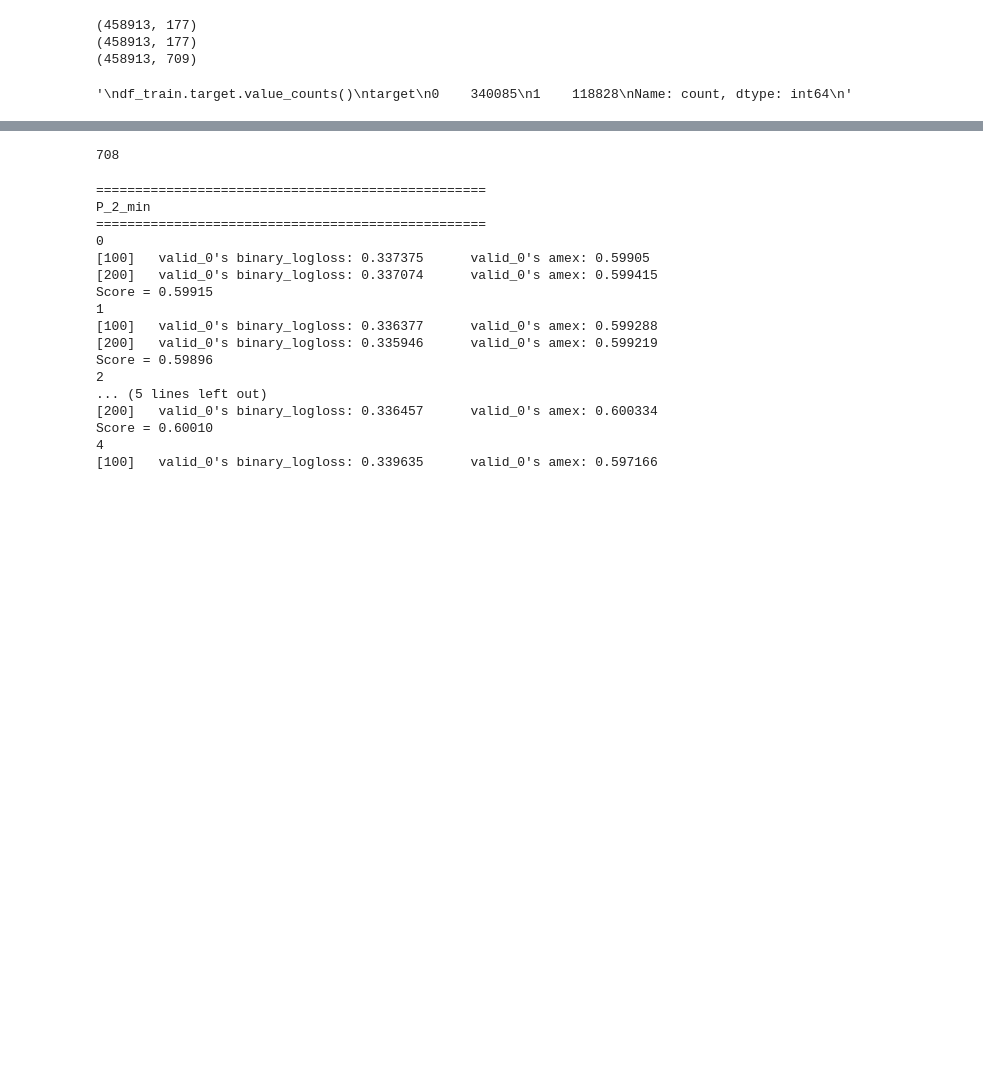
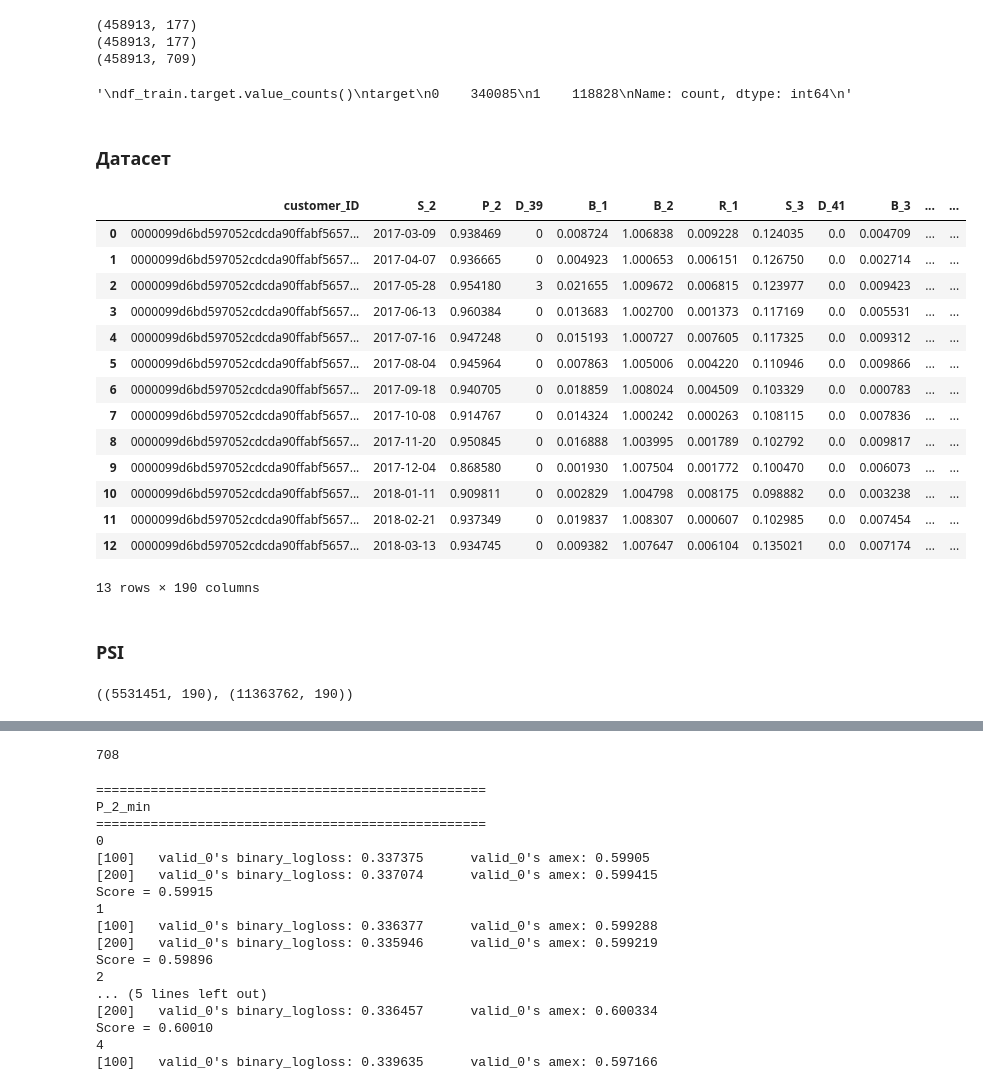
Before and after one commit to korab1ev/amex-default-prediction, a Jupyter notebook: 00. main.ipynb, the cells around one changed output, grey strips where cells are left out. Saved outputs shown, nothing was run; the diff lists cells and outputs as text; code cells hidden in the pictures; blank space fills up the shorter version.

```diff
--- a/00. main.ipynb
+++ b/00. main.ipynb
@@ -197,3 +205,7 @@ Name: count, dtype: int64
 (458913, 177)
 (458913, 709)
 '\ndf_train.target.value_counts()\ntarget\n0    340085\n1    118828\nName: count, dtype: int64\n'
+# %% [markdown]
+### Датасет
+# %%
+df_train = get_train_data(TRAIN_PATH='./data/train.parquet')
@@ -199,0 +214,26 @@ Name: count, dtype: int64
+# %%
+pd.set_option("max_colwidth", 400)
+# %%
+df_train[df_train.customer_ID == "0000099d6bd597052cdcda90ffabf56573fe9d7c79be5fbac11a8ed792feb62a"]
+# %% [output]
+|  | customer_ID | S_2 | P_2 | D_39 | B_1 | B_2 | R_1 | S_3 | D_41 | B_3 | ... | ... |
+| 0 | 0000099d6bd597052cdcda90ffabf5657... | 2017-03-09 | 0.938469 | 0 | 0.008724 | 1.006838 | 0.009228 | 0.124035 | 0.0 | 0.004709 | ... | ... |
+| 1 | 0000099d6bd597052cdcda90ffabf5657... | 2017-04-07 | 0.936665 | 0 | 0.004923 | 1.000653 | 0.006151 | 0.126750 | 0.0 | 0.002714 | ... | ... |
+| 2 | 0000099d6bd597052cdcda90ffabf5657... | 2017-05-28 | 0.954180 | 3 | 0.021655 | 1.009672 | 0.006815 | 0.123977 | 0.0 | 0.009423 | ... | ... |
+| 3 | 0000099d6bd597052cdcda90ffabf5657... | 2017-06-13 | 0.960384 | 0 | 0.013683 | 1.002700 | 0.001373 | 0.117169 | 0.0 | 0.005531 | ... | ... |
+| 4 | 0000099d6bd597052cdcda90ffabf5657... | 2017-07-16 | 0.947248 | 0 | 0.015193 | 1.000727 | 0.007605 | 0.117325 | 0.0 | 0.009312 | ... | ... |
+| 5 | 0000099d6bd597052cdcda90ffabf5657... | 2017-08-04 | 0.945964 | 0 | 0.007863 | 1.005006 | 0.004220 | 0.110946 | 0.0 | 0.009866 | ... | ... |
+| 6 | 0000099d6bd597052cdcda90ffabf5657... | 2017-09-18 | 0.940705 | 0 | 0.018859 | 1.008024 | 0.004509 | 0.103329 | 0.0 | 0.000783 | ... | ... |
+| 7 | 0000099d6bd597052cdcda90ffabf5657... | 2017-10-08 | 0.914767 | 0 | 0.014324 | 1.000242 | 0.000263 | 0.108115 | 0.0 | 0.007836 | ... | ... |
+| 8 | 0000099d6bd597052cdcda90ffabf5657... | 2017-11-20 | 0.950845 | 0 | 0.016888 | 1.003995 | 0.001789 | 0.102792 | 0.0 | 0.009817 | ... | ... |
+| 9 | 0000099d6bd597052cdcda90ffabf5657... | 2017-12-04 | 0.868580 | 0 | 0.001930 | 1.007504 | 0.001772 | 0.100470 | 0.0 | 0.006073 | ... | ... |
+| 10 | 0000099d6bd597052cdcda90ffabf5657... | 2018-01-11 | 0.909811 | 0 | 0.002829 | 1.004798 | 0.008175 | 0.098882 | 0.0 | 0.003238 | ... | ... |
+| 11 | 0000099d6bd597052cdcda90ffabf5657... | 2018-02-21 | 0.937349 | 0 | 0.019837 | 1.008307 | 0.000607 | 0.102985 | 0.0 | 0.007454 | ... | ... |
+| 12 | 0000099d6bd597052cdcda90ffabf5657... | 2018-03-13 | 0.934745 | 0 | 0.009382 | 1.007647 | 0.006104 | 0.135021 | 0.0 | 0.007174 | ... | ... |
+13 rows × 190 columns
+# %% [markdown]
+### PSI
+# %%
+df_train.shape, df_test.shape
+# %% [output]
+((5531451, 190), (11363762, 190))
```
Also changed, not shown: parts of 18 cells of this notebook.
